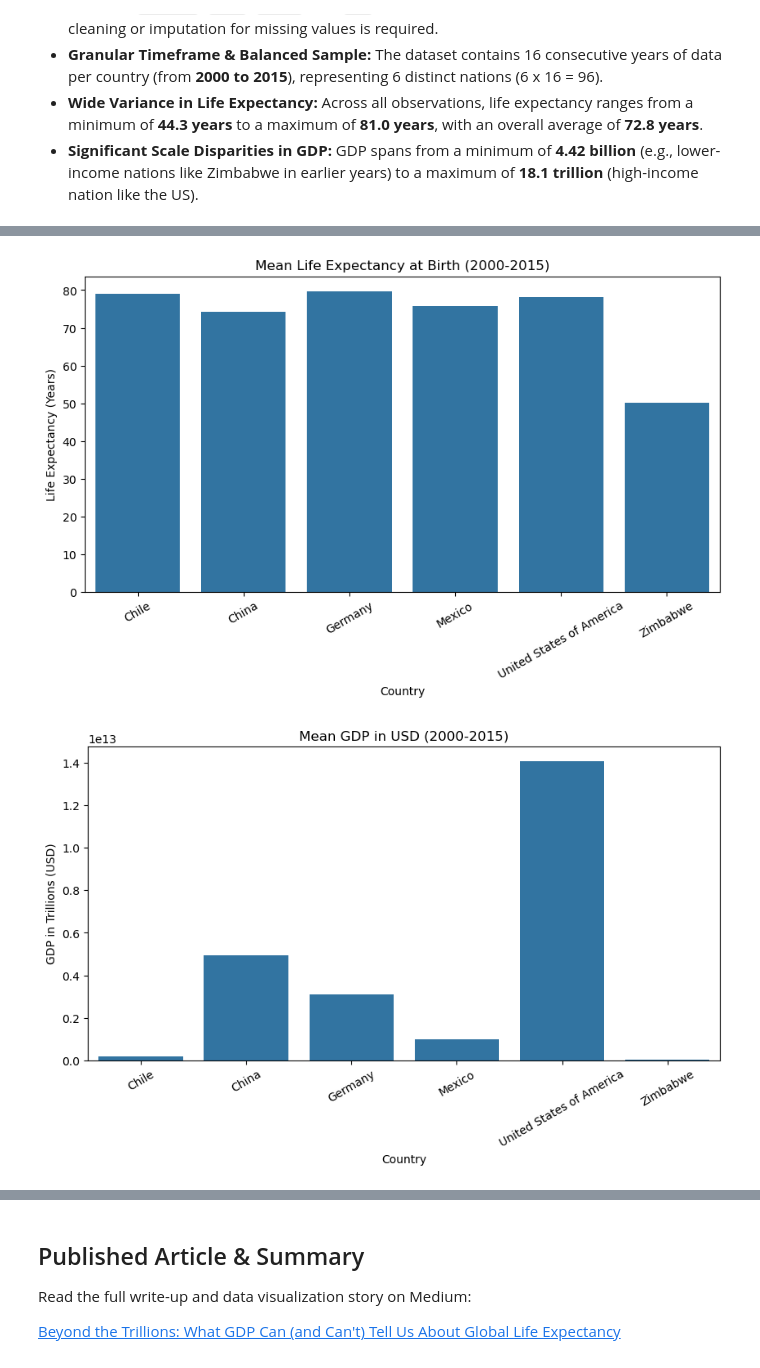
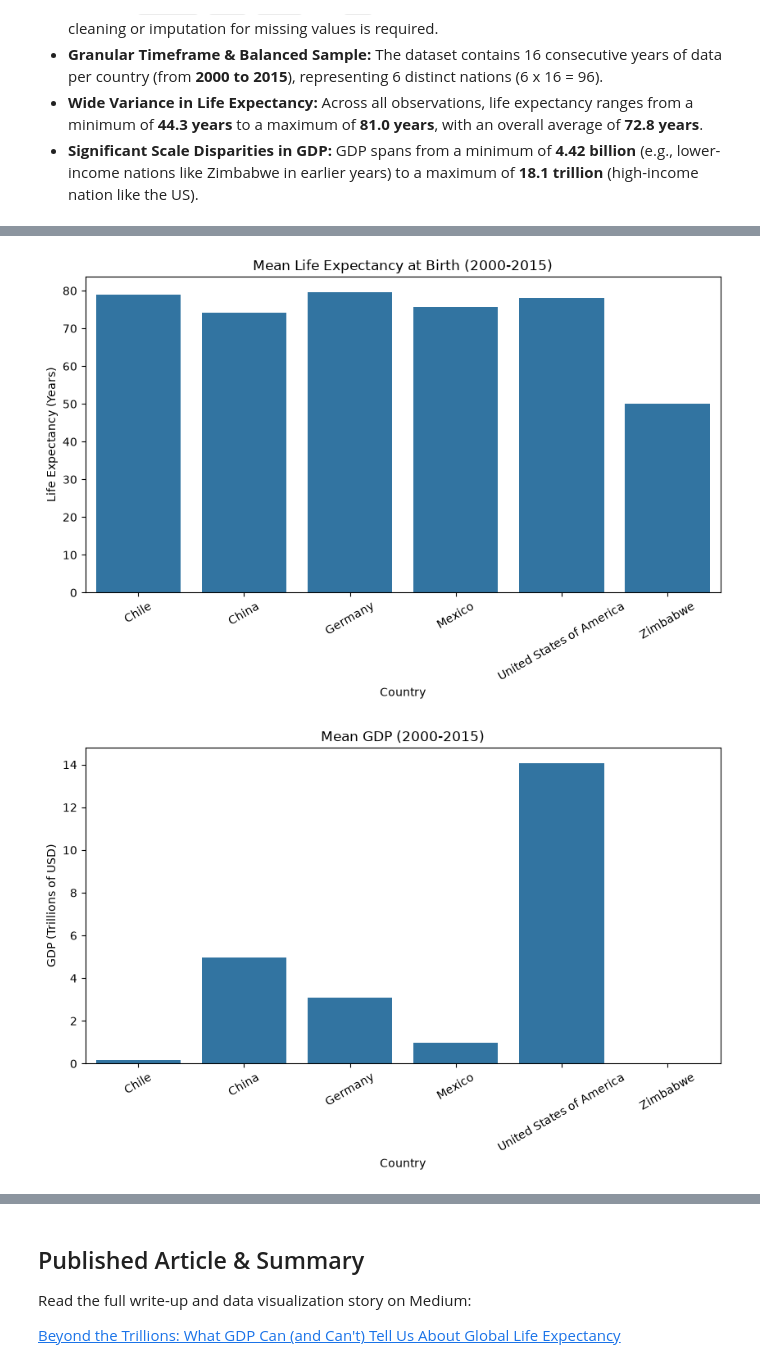
Before and after one commit to longm7718-cpu/life-expectancy-gdp-project, a Jupyter notebook: life_expectancy_gdp.ipynb, the cells around one changed output, grey strips where cells are left out. Drawn from its saved outputs; the diff is of its cells as text; code cells hidden in the pictures.

```diff
--- a/life_expectancy_gdp.ipynb
+++ b/life_expectancy_gdp.ipynb
@@ -89,27 +90,27 @@ Analyze the overall distributions and average across
 # %%
-# Average Life Expectancy and GDP by Country
+# Average life expectancy and GDP by country.
+# GDP is stored in USD. Divide by 1e12 so the axis is labeled in trillions.
 df_means = df.groupby("Country")[["LEABY", "GDP"]].mean().reset_index()
+df_means["GDP_trillions"] = df_means["GDP"] / 1e12
 
-# Plot Average Life Expectancy
 plt.figure(figsize=(10, 5))
 sns.barplot(data=df_means, x="Country", y="LEABY")
 plt.title("Mean Life Expectancy at Birth (2000-2015)")
 plt.ylabel("Life Expectancy (Years)")
 plt.xticks(rotation=30)
-plt.savefig('average_life_expectancy.png', bbox_inches='tight')
+plt.savefig("average_life_expectancy.png", bbox_inches="tight")
 plt.show()
 
-# Plot Average GDP
 plt.figure(figsize=(10, 5))
-sns.barplot(data=df_means, x="Country", y="GDP")
-plt.title("Mean GDP in USD (2000-2015)")
-plt.ylabel("GDP in Trillions (USD)")
+sns.barplot(data=df_means, x="Country", y="GDP_trillions")
+plt.title("Mean GDP (2000-2015)")
+plt.ylabel("GDP (Trillions of USD)")
 plt.xticks(rotation=30)
-plt.savefig('average_GDP.png', bbox_inches='tight')
+plt.savefig("average_GDP.png", bbox_inches="tight")
 plt.show()
 # %% [output]
 [figure]
-[figure, old version]
+[figure, new version]
 # %% [markdown]
 ### Key Takeaways:
 * **High Baseline for Most Nations:** Five out of the six nations (Chile, China, Germany, Mexico, and the United States) have average life expectancies clustered tightly between **74 and 80 years**.
```
Also changed, not shown: parts of 16 cells of this notebook, 3 other files.
